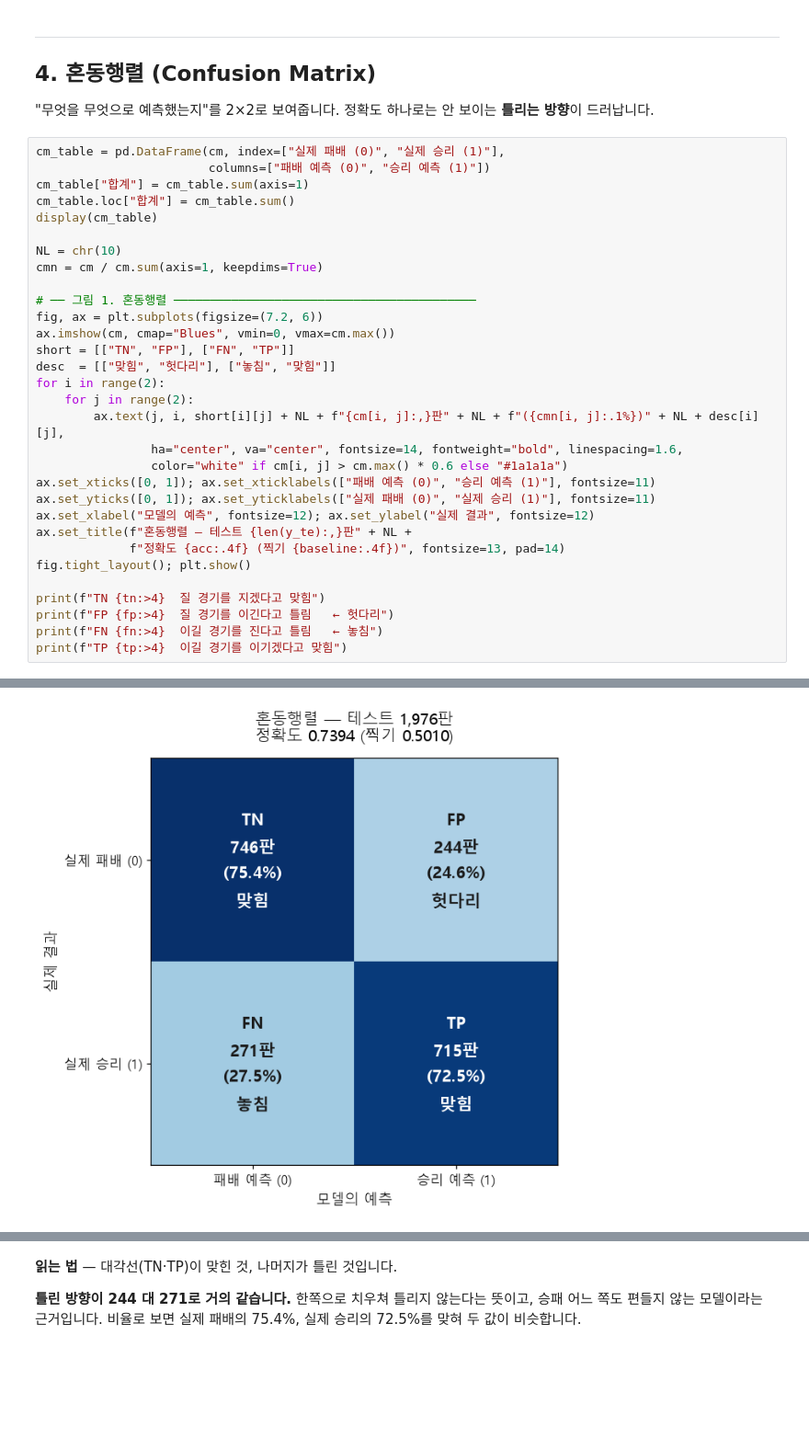
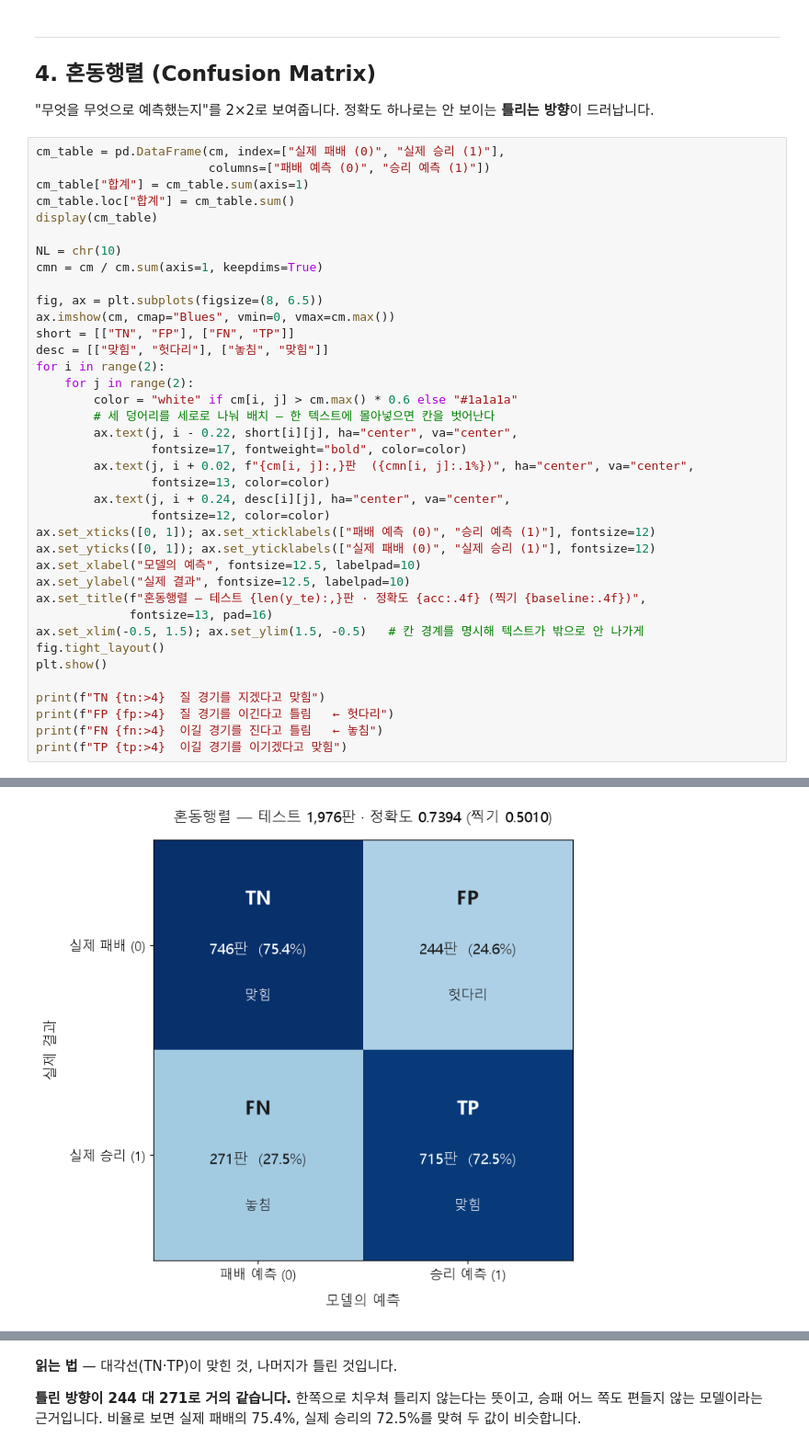
Before and after one commit to wpalswpa/project2608, a Jupyter notebook: reports/model_report.ipynb, the cells around one changed output, grey strips where cells are left out. Shown at 92% size. Saved outputs shown, nothing was run; the diff lists cells and outputs as text; blank space fills up the shorter version.

```diff
--- a/reports/model_report.ipynb
+++ b/reports/model_report.ipynb
@@ -235,40 +235,47 @@ display(seg.style.format({"정확도": "{:.4f}", "비중": "{:.1%}"}))
 # %%
 cm_table = pd.DataFrame(cm, index=["실제 패배 (0)", "실제 승리 (1)"],
                         columns=["패배 예측 (0)", "승리 예측 (1)"])
 cm_table["합계"] = cm_table.sum(axis=1)
 cm_table.loc["합계"] = cm_table.sum()
 display(cm_table)
 
 NL = chr(10)
 cmn = cm / cm.sum(axis=1, keepdims=True)
 
-# ── 그림 1. 혼동행렬 ──────────────────────────────────────────
-fig, ax = plt.subplots(figsize=(7.2, 6))
+fig, ax = plt.subplots(figsize=(8, 6.5))
 ax.imshow(cm, cmap="Blues", vmin=0, vmax=cm.max())
 short = [["TN", "FP"], ["FN", "TP"]]
-desc  = [["맞힘", "헛다리"], ["놓침", "맞힘"]]
+desc = [["맞힘", "헛다리"], ["놓침", "맞힘"]]
 for i in range(2):
     for j in range(2):
-        ax.text(j, i, short[i][j] + NL + f"{cm[i, j]:,}판" + NL + f"({cmn[i, j]:.1%})" + NL + desc[i][j],
-                ha="center", va="center", fontsize=14, fontweight="bold", linespacing=1.6,
-                color="white" if cm[i, j] > cm.max() * 0.6 else "#1a1a1a")
-ax.set_xticks([0, 1]); ax.set_xticklabels(["패배 예측 (0)", "승리 예측 (1)"], fontsize=11)
-ax.set_yticks([0, 1]); ax.set_yticklabels(["실제 패배 (0)", "실제 승리 (1)"], fontsize=11)
-ax.set_xlabel("모델의 예측", fontsize=12); ax.set_ylabel("실제 결과", fontsize=12)
-ax.set_title(f"혼동행렬 — 테스트 {len(y_te):,}판" + NL +
-             f"정확도 {acc:.4f} (찍기 {baseline:.4f})", fontsize=13, pad=14)
-fig.tight_layout(); plt.show()
+        color = "white" if cm[i, j] > cm.max() * 0.6 else "#1a1a1a"
+        # 세 덩어리를 세로로 나눠 배치 — 한 텍스트에 몰아넣으면 칸을 벗어난다
+        ax.text(j, i - 0.22, short[i][j], ha="center", va="center",
+                fontsize=17, fontweight="bold", color=color)
+        ax.text(j, i + 0.02, f"{cm[i, j]:,}판  ({cmn[i, j]:.1%})", ha="center", va="center",
+                fontsize=13, color=color)
+        ax.text(j, i + 0.24, desc[i][j], ha="center", va="center",
+                fontsize=12, color=color)
+ax.set_xticks([0, 1]); ax.set_xticklabels(["패배 예측 (0)", "승리 예측 (1)"], fontsize=12)
+ax.set_yticks([0, 1]); ax.set_yticklabels(["실제 패배 (0)", "실제 승리 (1)"], fontsize=12)
+ax.set_xlabel("모델의 예측", fontsize=12.5, labelpad=10)
+ax.set_ylabel("실제 결과", fontsize=12.5, labelpad=10)
+ax.set_title(f"혼동행렬 — 테스트 {len(y_te):,}판 · 정확도 {acc:.4f} (찍기 {baseline:.4f})",
+             fontsize=13, pad=16)
+ax.set_xlim(-0.5, 1.5); ax.set_ylim(1.5, -0.5)   # 칸 경계를 명시해 텍스트가 밖으로 안 나가게
+fig.tight_layout()
+plt.show()
 
 print(f"TN {tn:>4}  질 경기를 지겠다고 맞힘")
 print(f"FP {fp:>4}  질 경기를 이긴다고 틀림   ← 헛다리")
 print(f"FN {fn:>4}  이길 경기를 진다고 틀림   ← 놓침")
 print(f"TP {tp:>4}  이길 경기를 이기겠다고 맞힘")
 # %% [output]
 |  | 패배 예측 (0) | 승리 예측 (1) | 합계 |
 | 실제 패배 (0) | 746 | 244 | 990 |
 | 실제 승리 (1) | 271 | 715 | 986 |
 | 합계 | 1017 | 959 | 1976 |
-[figure, old version]
+[figure, new version]
 TN  746  질 경기를 지겠다고 맞힘
 FP  244  질 경기를 이긴다고 틀림   ← 헛다리
 FN  271  이길 경기를 진다고 틀림   ← 놓침
```
Also changed, not shown: 3 other files.
